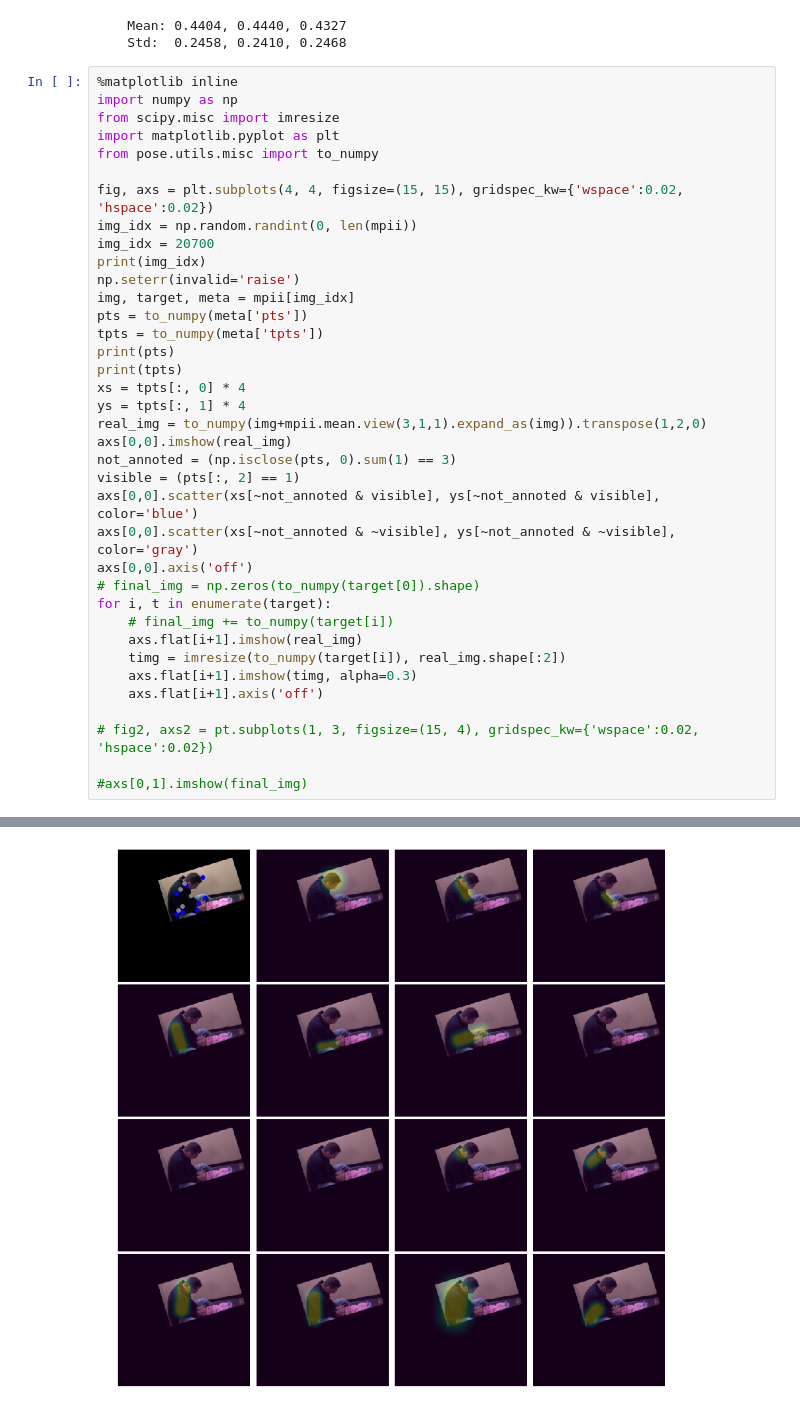
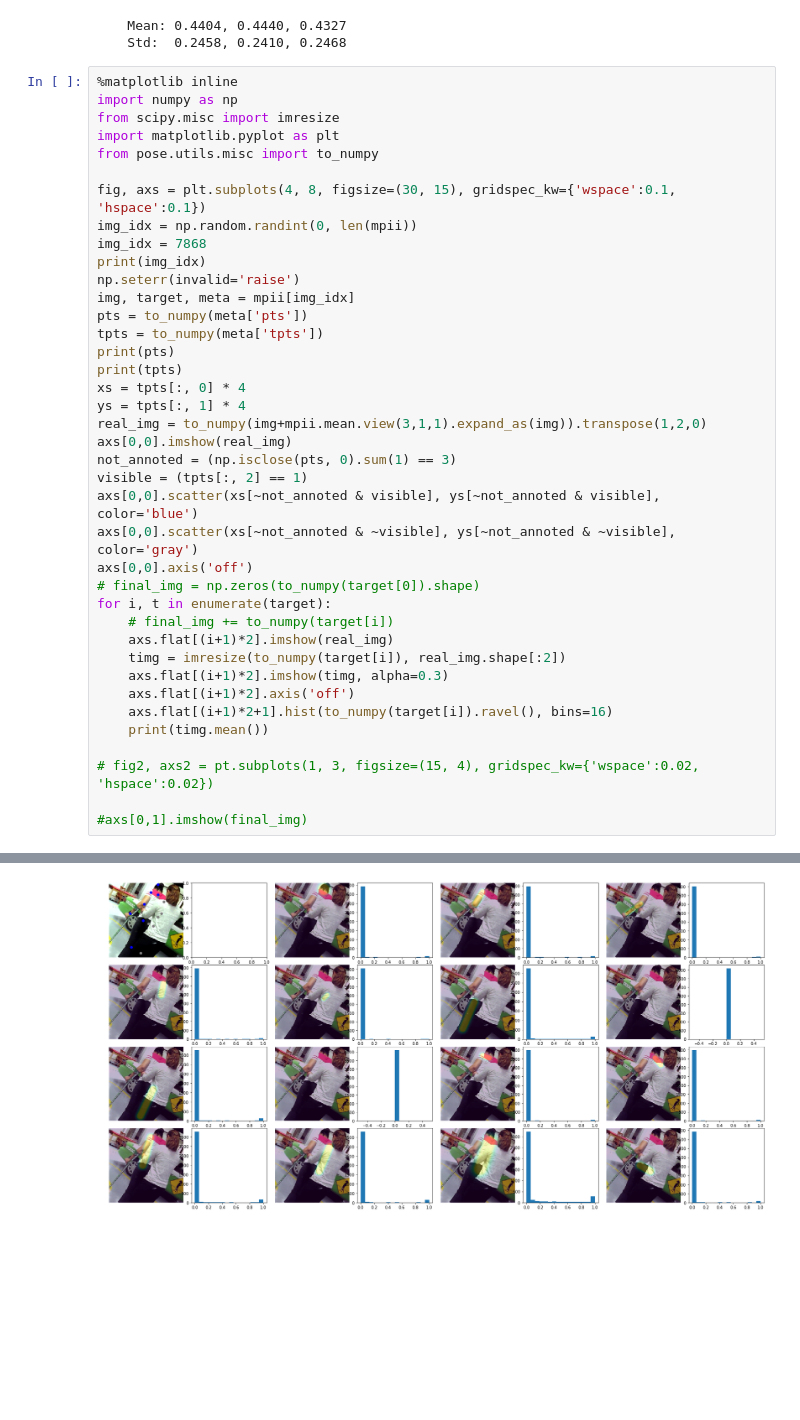
Before and after one commit to tete1030/experiments, a Jupyter notebook: experiments/pose-exp.ipynb, the cells around one changed output, grey strips where cells are left out. Cells and saved outputs as stored; diff of their text form; blank space fills up the shorter version.

```diff
--- a/experiments/pose-exp.ipynb
+++ b/experiments/pose-exp.ipynb
@@ -17,9 +17,9 @@ from scipy.misc import imresize
 import matplotlib.pyplot as plt
 from pose.utils.misc import to_numpy
 
-fig, axs = plt.subplots(4, 4, figsize=(15, 15), gridspec_kw={'wspace':0.02, 'hspace':0.02})
+fig, axs = plt.subplots(4, 8, figsize=(30, 15), gridspec_kw={'wspace':0.1, 'hspace':0.1})
 img_idx = np.random.randint(0, len(mpii))
-img_idx = 20700
+img_idx = 7868
 print(img_idx)
 np.seterr(invalid='raise')
 img, target, meta = mpii[img_idx]
@@ -32,17 +32,19 @@ ys = tpts[:, 1] * 4
 real_img = to_numpy(img+mpii.mean.view(3,1,1).expand_as(img)).transpose(1,2,0)
 axs[0,0].imshow(real_img)
 not_annoted = (np.isclose(pts, 0).sum(1) == 3)
-visible = (pts[:, 2] == 1)
+visible = (tpts[:, 2] == 1)
 axs[0,0].scatter(xs[~not_annoted & visible], ys[~not_annoted & visible], color='blue')
 axs[0,0].scatter(xs[~not_annoted & ~visible], ys[~not_annoted & ~visible], color='gray')
 axs[0,0].axis('off')
 # final_img = np.zeros(to_numpy(target[0]).shape)
 for i, t in enumerate(target):
     # final_img += to_numpy(target[i])
-    axs.flat[i+1].imshow(real_img)
+    axs.flat[(i+1)*2].imshow(real_img)
     timg = imresize(to_numpy(target[i]), real_img.shape[:2])
-    axs.flat[i+1].imshow(timg, alpha=0.3)
-    axs.flat[i+1].axis('off')
+    axs.flat[(i+1)*2].imshow(timg, alpha=0.3)
+    axs.flat[(i+1)*2].axis('off')
+    axs.flat[(i+1)*2+1].hist(to_numpy(target[i]).ravel(), bins=16)
+    print(timg.mean())
 
 # fig2, axs2 = pt.subplots(1, 3, figsize=(15, 4), gridspec_kw={'wspace':0.02, 'hspace':0.02})
 
@@ -68 +70 @@ for i, t in enumerate(target):
-[figure, old version]
+[figure, new version]
```
Also changed, not shown: parts of 1 cell of this notebook, 1 other file.
